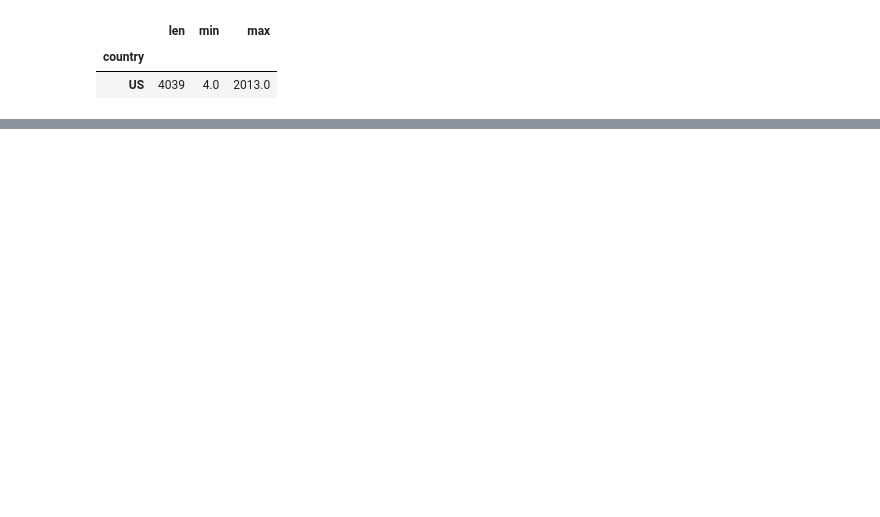
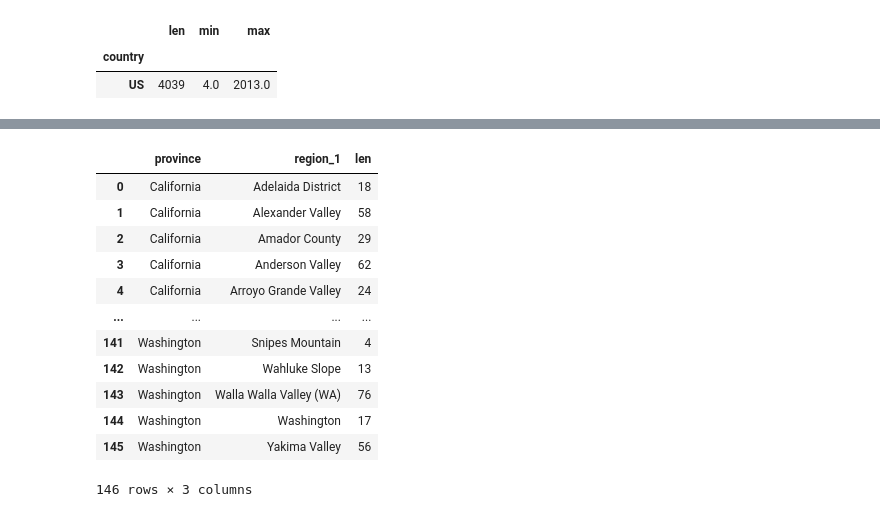
Before and after one commit to mezenka/Pandas_practice, a Jupyter notebook: pandas_kaggle.ipynb, the cells around one changed output, grey strips where cells are left out. Saved outputs shown, nothing was run; the diff lists cells and outputs as text; code cells hidden in the pictures; blank space fills up the shorter version.

```diff
--- a/pandas_kaggle.ipynb
+++ b/pandas_kaggle.ipynb
@@ -744,0 +749,3 @@ reviews.groupby(['country']).price.agg([len, min, max])
+# %%
+provinces_reviewed = reviews.groupby(['province', 'region_1']).description.agg([len])
+provinces_reviewed
@@ -744,0 +778,16 @@ reviews.groupby(['country']).price.agg([len, min, max])
+# %%
+provinces_reviewed.reset_index()
+# %% [output]
+|  | province | region_1 | len |
+| 0 | California | Adelaida District | 18 |
+| 1 | California | Alexander Valley | 58 |
+| 2 | California | Amador County | 29 |
+| 3 | California | Anderson Valley | 62 |
+| 4 | California | Arroyo Grande Valley | 24 |
+| ... | ... | ... | ... |
+| 141 | Washington | Snipes Mountain | 4 |
+| 142 | Washington | Wahluke Slope | 13 |
+| 143 | Washington | Walla Walla Valley (WA) | 76 |
+| 144 | Washington | Washington | 17 |
+| 145 | Washington | Yakima Valley | 56 |
+146 rows × 3 columns
```
Also changed, not shown: parts of 8 cells of this notebook.
